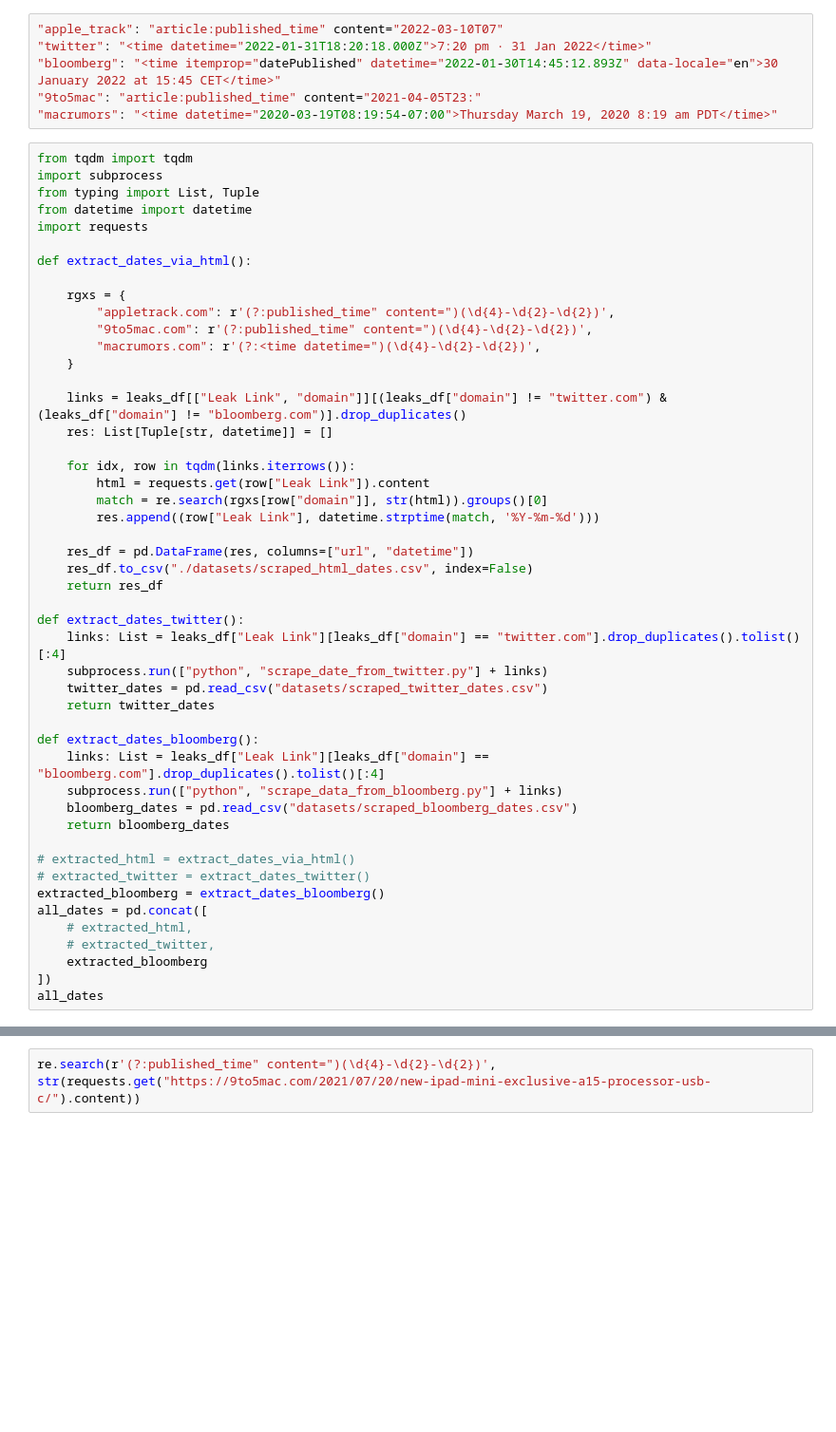
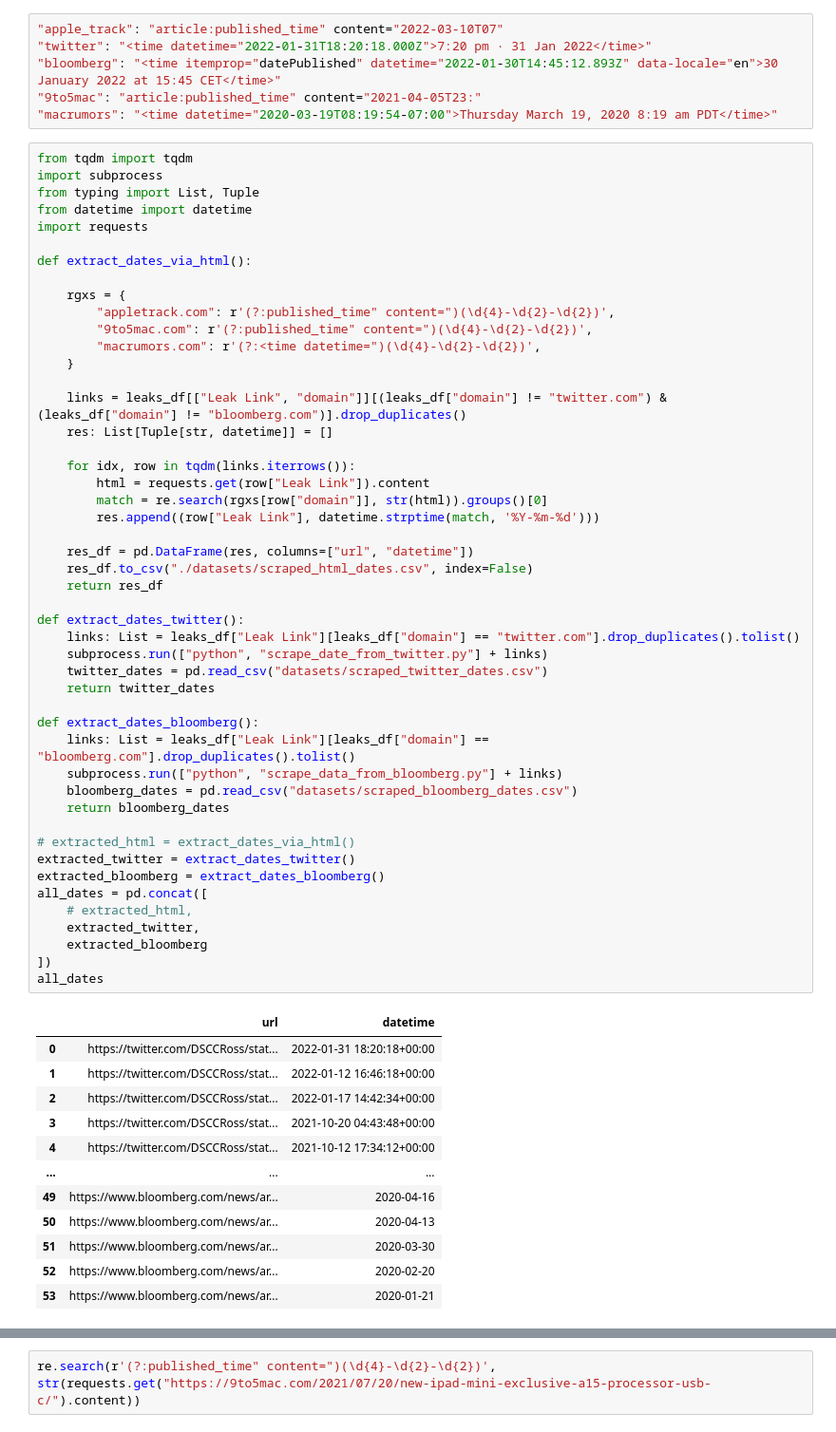
Before and after one commit to lkno0705/IndustrialApplicationsofAI, a Jupyter notebook: tertiary-sector/practical/Apple_leaks.ipynb, the cells around one changed output, grey strips where cells are left out. Shown: that part at 95% size. Drawn from its saved outputs; the diff is of its cells as text; blank space fills up the shorter version.

Commit message:
Finish Date Scraping implementation

```diff
--- a/tertiary-sector/practical/Apple_leaks.ipynb
+++ b/tertiary-sector/practical/Apple_leaks.ipynb
@@ -103,34 +103,47 @@ def extract_dates_via_html():
 
     links = leaks_df[["Leak Link", "domain"]][(leaks_df["domain"] != "twitter.com") & (leaks_df["domain"] != "bloomberg.com")].drop_duplicates()
     res: List[Tuple[str, datetime]] = []
 
     for idx, row in tqdm(links.iterrows()):
         html = requests.get(row["Leak Link"]).content
         match = re.search(rgxs[row["domain"]], str(html)).groups()[0]
         res.append((row["Leak Link"], datetime.strptime(match, '%Y-%m-%d')))
 
     res_df = pd.DataFrame(res, columns=["url", "datetime"])
     res_df.to_csv("./datasets/scraped_html_dates.csv", index=False)
     return res_df
 
 def extract_dates_twitter():
-    links: List = leaks_df["Leak Link"][leaks_df["domain"] == "twitter.com"].drop_duplicates().tolist()[:4]
+    links: List = leaks_df["Leak Link"][leaks_df["domain"] == "twitter.com"].drop_duplicates().tolist()
     subprocess.run(["python", "scrape_date_from_twitter.py"] + links)
     twitter_dates = pd.read_csv("datasets/scraped_twitter_dates.csv")
     return twitter_dates
 
 def extract_dates_bloomberg():
-    links: List = leaks_df["Leak Link"][leaks_df["domain"] == "bloomberg.com"].drop_duplicates().tolist()[:4]
+    links: List = leaks_df["Leak Link"][leaks_df["domain"] == "bloomberg.com"].drop_duplicates().tolist()
     subprocess.run(["python", "scrape_data_from_bloomberg.py"] + links)
     bloomberg_dates = pd.read_csv("datasets/scraped_bloomberg_dates.csv")
     return bloomberg_dates
 
 # extracted_html = extract_dates_via_html()
-# extracted_twitter = extract_dates_twitter()
+extracted_twitter = extract_dates_twitter()
 extracted_bloomberg = extract_dates_bloomberg()
 all_dates = pd.concat([
     # extracted_html,
-    # extracted_twitter,
+    extracted_twitter,
     extracted_bloomberg
 ])
 all_dates
+# %% [output]
+|  | url | datetime |
+| 0 | https://twitter.com/DSCCRoss/stat... | 2022-01-31 18:20:18+00:00 |
+| 1 | https://twitter.com/DSCCRoss/stat... | 2022-01-12 16:46:18+00:00 |
+| 2 | https://twitter.com/DSCCRoss/stat... | 2022-01-17 14:42:34+00:00 |
+| 3 | https://twitter.com/DSCCRoss/stat... | 2021-10-20 04:43:48+00:00 |
+| 4 | https://twitter.com/DSCCRoss/stat... | 2021-10-12 17:34:12+00:00 |
+| ... | ... | ... |
+| 49 | https://www.bloomberg.com/news/ar... | 2020-04-16 |
+| 50 | https://www.bloomberg.com/news/ar... | 2020-04-13 |
+| 51 | https://www.bloomberg.com/news/ar... | 2020-03-30 |
+| 52 | https://www.bloomberg.com/news/ar... | 2020-02-20 |
+| 53 | https://www.bloomberg.com/news/ar... | 2020-01-21 |
```
Also changed, not shown: parts of 1 cell of this notebook, 2 other files.
